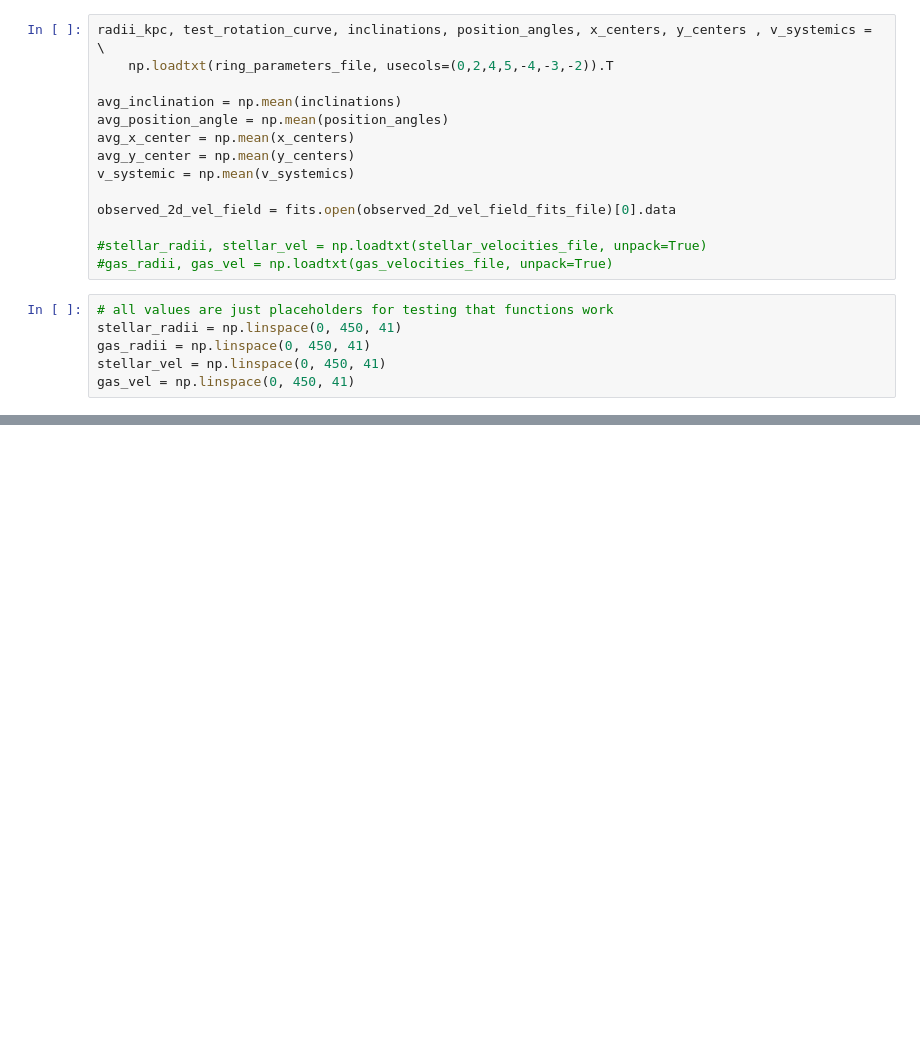
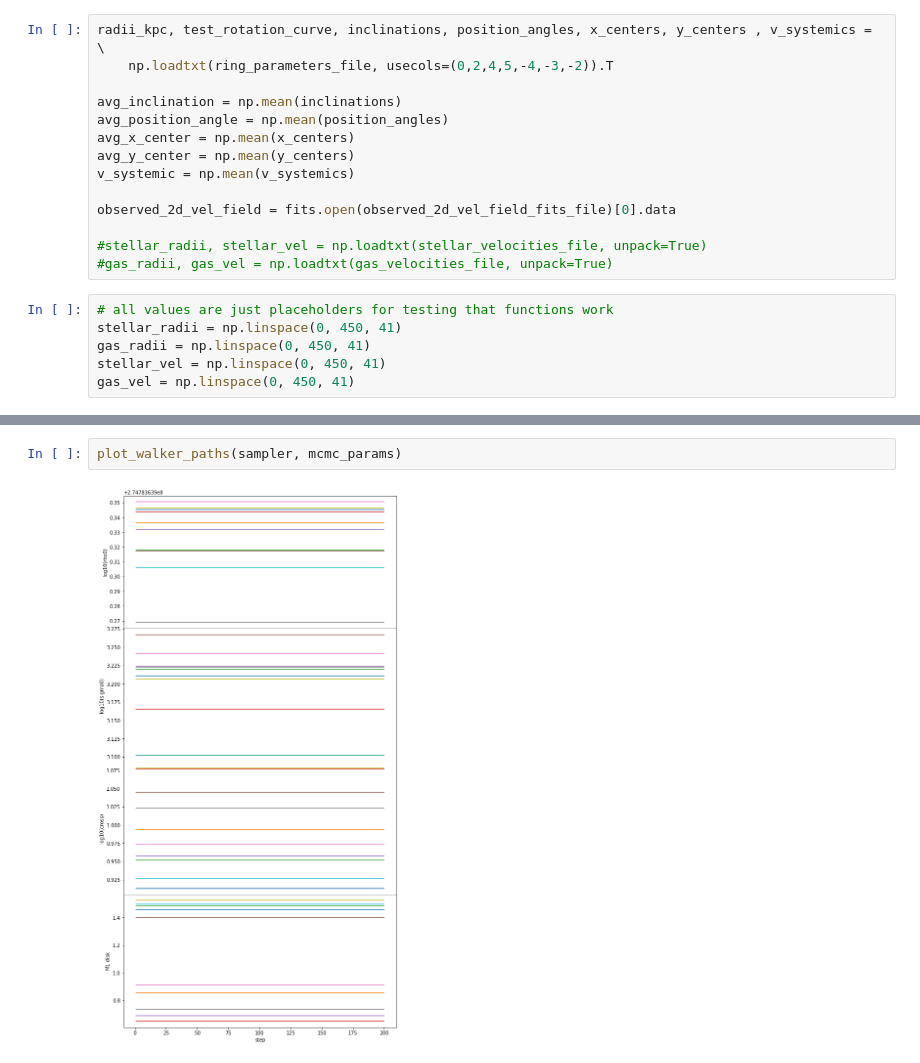
Before and after one commit to AnnaKwa/little-things, a Jupyter notebook: notebooks/fit_galaxy_model.ipynb, the cells around one changed output, grey strips where cells are left out. Cells and saved outputs as stored; diff of their text form; blank space fills up the shorter version.

```diff
--- a/notebooks/fit_galaxy_model.ipynb
+++ b/notebooks/fit_galaxy_model.ipynb
@@ -181,0 +179,4 @@ using no baryon NFW approx
+# %%
+plot_walker_paths(sampler, mcmc_params)
+# %% [output]
+[figure, added]
```
Also changed, not shown: parts of 6 cells of this notebook, 3 other files.
